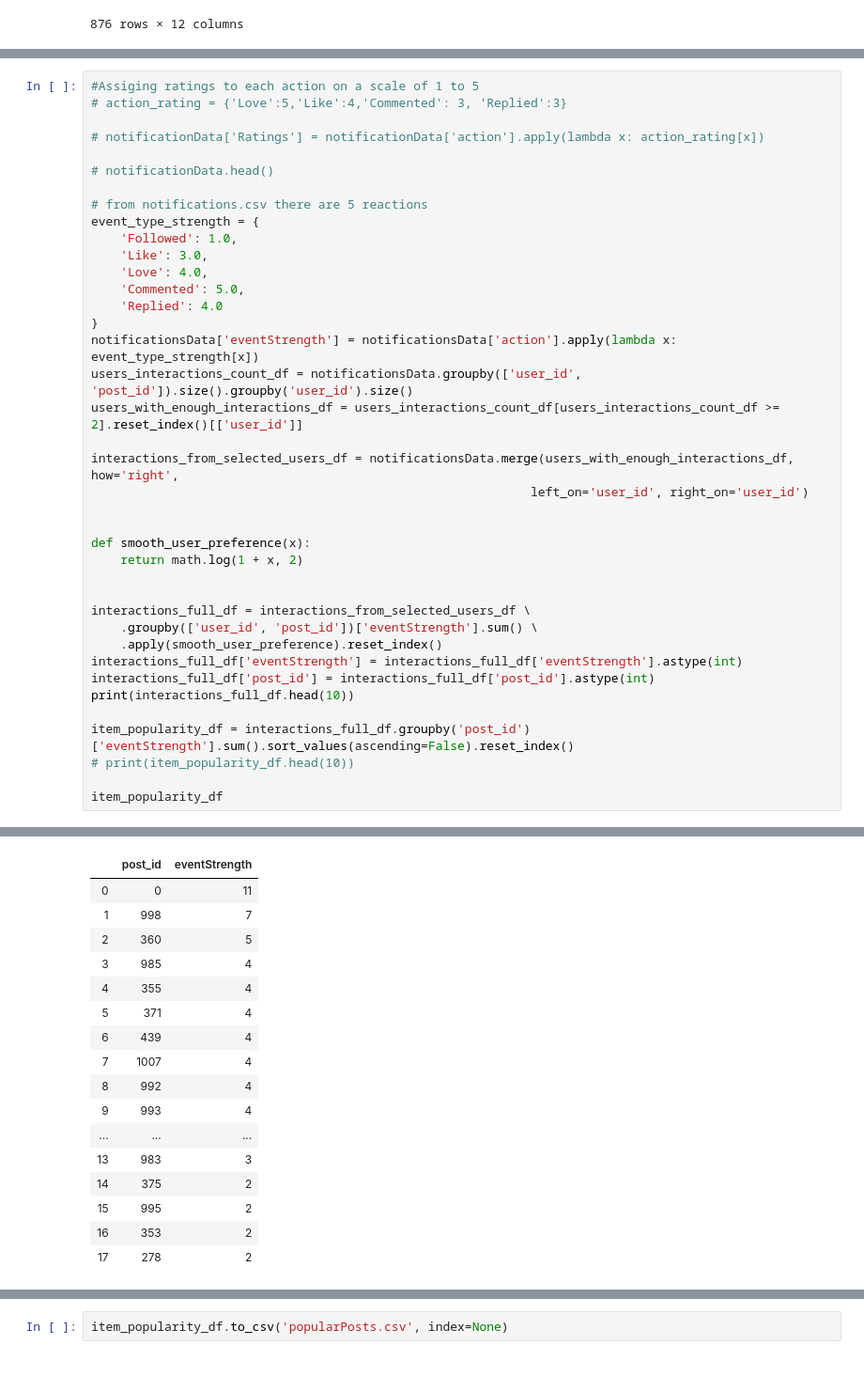
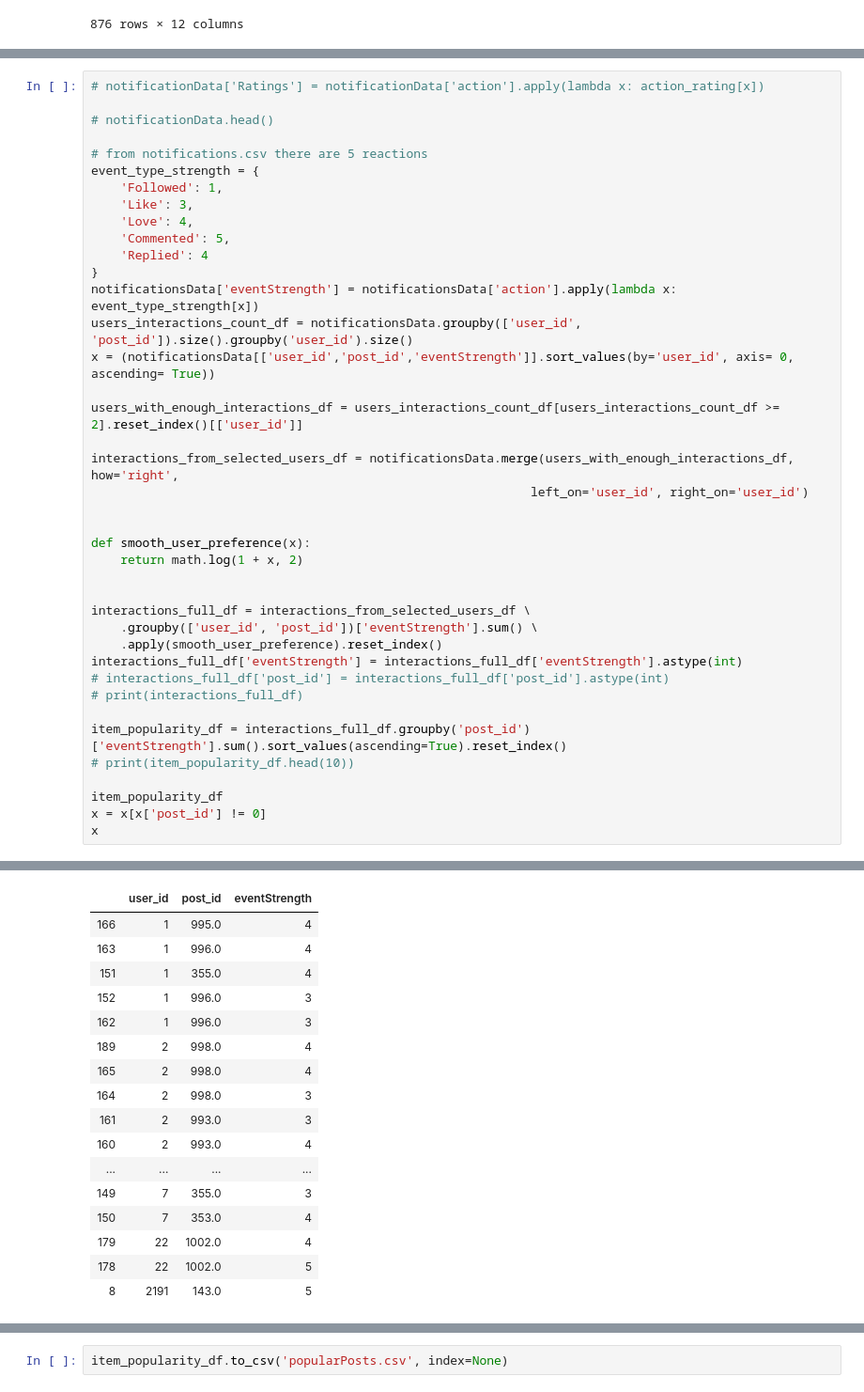
Before and after one commit to topea/RecommenderSystemTeamJava, a Jupyter notebook: interactions.ipynb, the cells around one changed output, grey strips where cells are left out. Shown at 94% size. Saved outputs shown, nothing was run; the diff lists cells and outputs as text.

Commit message:
updated ratings

```diff
--- a/interactions.ipynb
+++ b/interactions.ipynb
@@ -87,23 +87,22 @@ notificationsFiltered
 | 188 | 219 | 999 | NaN | NaN | 4 | 4 | 1 | Like | Reaction | ... |
 | 189 | 222 | 998 | NaN | NaN | 4 | 2 | 0 | Love | Reaction | ... |
 # %%
-#Assiging ratings to each action on a scale of 1 to 5
-# action_rating = {'Love':5,'Like':4,'Commented': 3, 'Replied':3}
-
 # notificationData['Ratings'] = notificationData['action'].apply(lambda x: action_rating[x])
 
 # notificationData.head()
 
 # from notifications.csv there are 5 reactions
 event_type_strength = {
-    'Followed': 1.0,
-    'Like': 3.0,
-    'Love': 4.0,
-    'Commented': 5.0,
-    'Replied': 4.0
+    'Followed': 1,
+    'Like': 3,
+    'Love': 4,
+    'Commented': 5,
+    'Replied': 4
 }
 notificationsData['eventStrength'] = notificationsData['action'].apply(lambda x: event_type_strength[x])
 users_interactions_count_df = notificationsData.groupby(['user_id', 'post_id']).size().groupby('user_id').size()
+x = (notificationsData[['user_id','post_id','eventStrength']].sort_values(by='user_id', axis= 0, ascending= True))
+
 users_with_enough_interactions_df = users_interactions_count_df[users_interactions_count_df >= 2].reset_index()[['user_id']]
 
 interactions_from_selected_users_df = notificationsData.merge(users_with_enough_interactions_df, how='right',
@@ -118,11 +117,13 @@ interactions_full_df = interactions_from_selected_users_df \
     .groupby(['user_id', 'post_id'])['eventStrength'].sum() \
     .apply(smooth_user_preference).reset_index()
 interactions_full_df['eventStrength'] = interactions_full_df['eventStrength'].astype(int)
-interactions_full_df['post_id'] = interactions_full_df['post_id'].astype(int)
-print(interactions_full_df.head(10))
+# interactions_full_df['post_id'] = interactions_full_df['post_id'].astype(int)
+# print(interactions_full_df)
 
-item_popularity_df = interactions_full_df.groupby('post_id')['eventStrength'].sum().sort_values(ascending=False).reset_index()
+item_popularity_df = interactions_full_df.groupby('post_id')['eventStrength'].sum().sort_values(ascending=True).reset_index()
 # print(item_popularity_df.head(10))
 
 item_popularity_df
+x = x[x['post_id'] != 0]
+x
 # %% [output]
@@ -140,18 +130,18 @@ item_popularity_df
-|  | post_id | eventStrength |
-| 0 | 0 | 11 |
-| 1 | 998 | 7 |
-| 2 | 360 | 5 |
-| 3 | 985 | 4 |
-| 4 | 355 | 4 |
-| 5 | 371 | 4 |
-| 6 | 439 | 4 |
-| 7 | 1007 | 4 |
-| 8 | 992 | 4 |
-| 9 | 993 | 4 |
-| ... | ... | ... |
-| 13 | 983 | 3 |
-| 14 | 375 | 2 |
-| 15 | 995 | 2 |
-| 16 | 353 | 2 |
-| 17 | 278 | 2 |
+|  | user_id | post_id | eventStrength |
+| 166 | 1 | 995.0 | 4 |
+| 163 | 1 | 996.0 | 4 |
+| 151 | 1 | 355.0 | 4 |
+| 152 | 1 | 996.0 | 3 |
+| 162 | 1 | 996.0 | 3 |
+| 189 | 2 | 998.0 | 4 |
+| 165 | 2 | 998.0 | 4 |
+| 164 | 2 | 998.0 | 3 |
+| 161 | 2 | 993.0 | 3 |
+| 160 | 2 | 993.0 | 4 |
+| ... | ... | ... | ... |
+| 149 | 7 | 355.0 | 3 |
+| 150 | 7 | 353.0 | 4 |
+| 179 | 22 | 1002.0 | 4 |
+| 178 | 22 | 1002.0 | 5 |
+| 8 | 2191 | 143.0 | 5 |
 # %%
```
Also changed, not shown: parts of 2 cells of this notebook, 1 other file.
